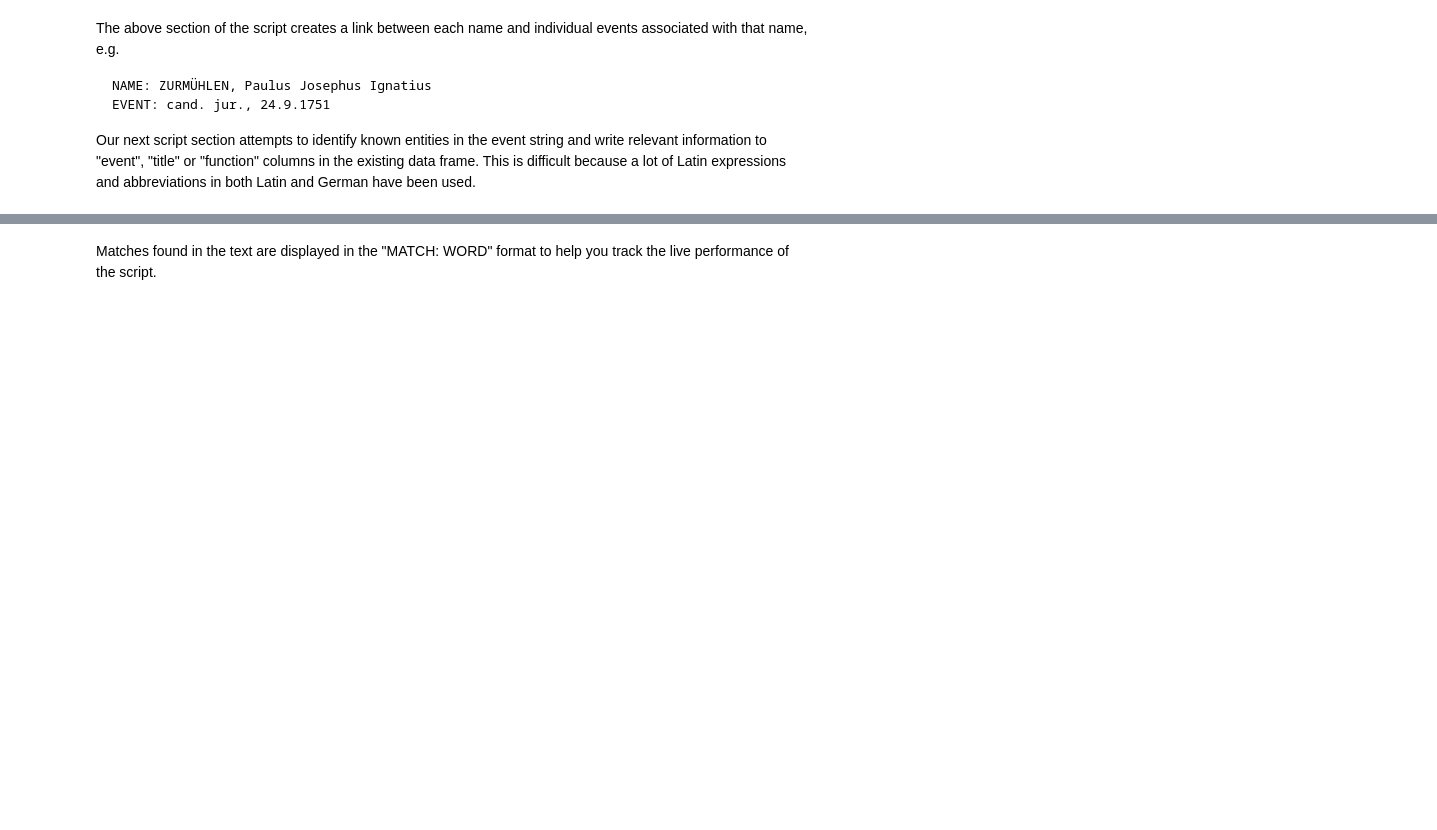
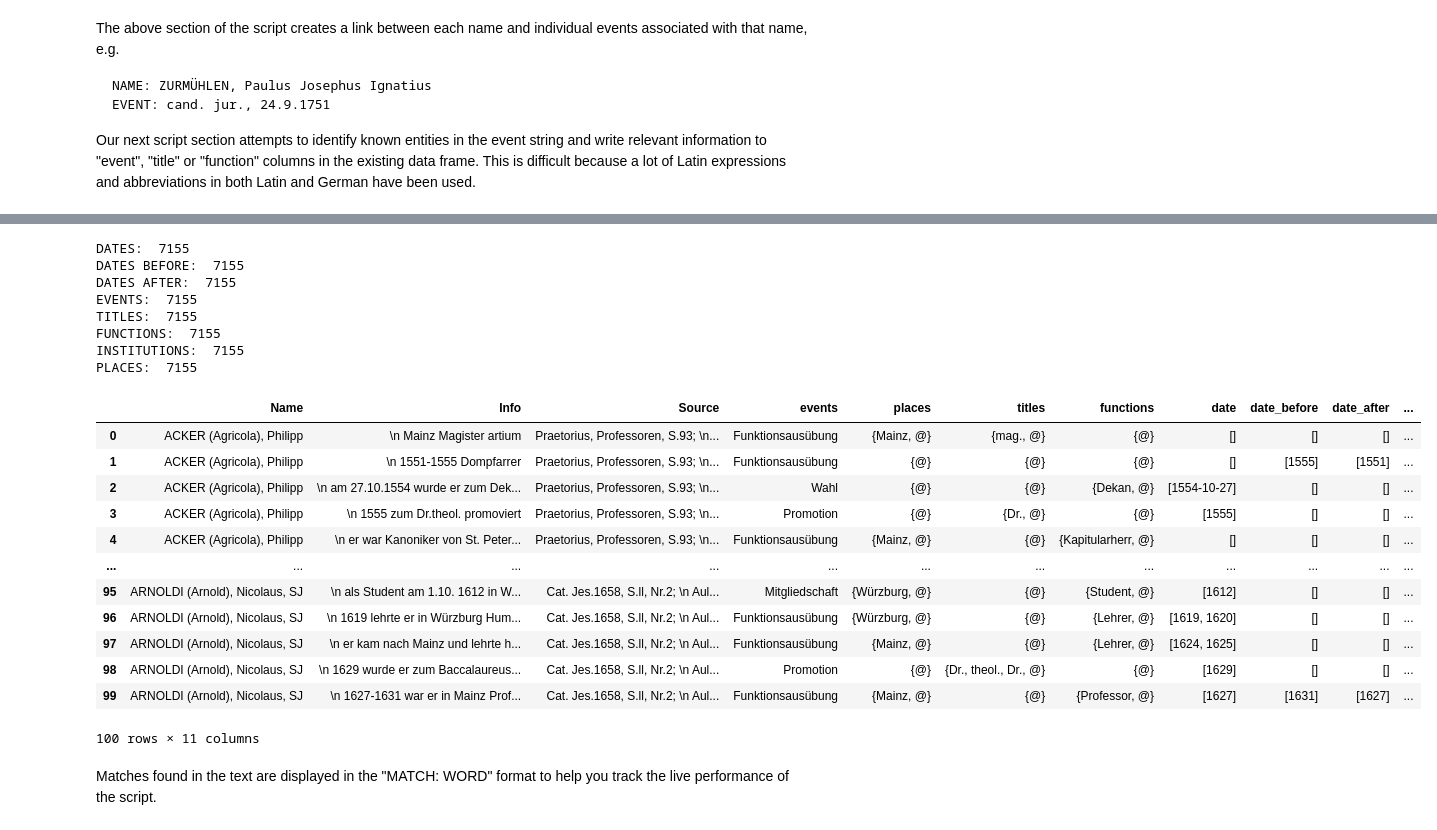
Before and after one commit to ieg-dhr/DigiKAR, a Jupyter notebook: JupyterNotebooks_DigiKAR/TransferPROFData.ipynb, the cells around one changed output, grey strips where cells are left out. Cells and saved outputs as stored; diff of their text form; code cells hidden in the pictures; blank space fills up the shorter version.

```diff
--- a/JupyterNotebooks_DigiKAR/TransferPROFData.ipynb
+++ b/JupyterNotebooks_DigiKAR/TransferPROFData.ipynb
@@ -33,9 +34,10 @@ The next step is to read the ontology files from either a directory or GITHUB. W
 # define files containing ontological mapping
 
 event_ontology='https://raw.githubusercontent.com/ieg-dhr/DigiKAR/main/OntologyFiles/event_ontology.csv'
-title_ontology='https://github.com/ieg-dhr/DigiKAR/blob/main/OntologyFiles/titles_ontology.csv?raw=true'
-function_ontology='https://github.com/ieg-dhr/DigiKAR/blob/main/OntologyFiles/functions_ontology.csv?raw=true'
+title_ontology='https://github.com/ieg-dhr/DigiKAR/blob/main/OntologyFiles/title_ontology.csv?raw=true'
+function_ontology='https://github.com/ieg-dhr/DigiKAR/blob/main/OntologyFiles/function_ontology.csv?raw=true'
 place_ontology='https://raw.githubusercontent.com/ieg-dhr/DigiKAR/main/OntologyFiles/place_ontology.csv'
+institution_ontology= 'https://raw.githubusercontent.com/ieg-dhr/DigiKAR/main/OntologyFiles/institution_ontology.csv'
 
 # open ontology files and read content to dataframes
 
@@ -44,16 +46,20 @@ data_e = pd.read_csv(event_ontology, sep=";")
 events_old=data_e['event_old'].values.tolist()
 
 # READ TITLES
-data_t = pd.read_csv(title_ontology, sep=";")
+data_t = pd.read_csv(title_ontology, sep=",")
 title_old=data_t['title_old'].values.tolist()
 
 # READ FUNCTIONS
-data_f = pd.read_csv(function_ontology, sep=";")
+data_f = pd.read_csv(function_ontology, sep=",")
 function_old=data_f['function_old'].values.tolist()
 
 # READ PLACES
 data_p = pd.read_csv(place_ontology, sep=";")
 places_old=data_p['place_old'].values.tolist()
+
+# READ INSTITUTIONS
+data_i = pd.read_csv(institution_ontology, sep=",")
+institution_old=data_i['institution_old'].values.tolist()
 # %% [markdown]
 Now we define and execute the function that reads information from a semi-structured TXT file with out OCR data to another data frame. The preliminary columns we assign are "name", "info" and "source". Then we split up the "info" into several individual events. For this process, we use the split() function in Python and several delimiters: #PERSON, #SOURCE and the semi-colon ";".
 # %%
@@ -238,3 +301,69 @@ writer.save() # Close the Pandas Excel writer and output the Excel file.
+# %%
+# check if all lists have equal lenghts
+
+print("DATES: ", len(date_list))
+print("DATES BEFORE: ", len(date_before_list))
+print("DATES AFTER: ", len(date_after_list))
+print("EVENTS: ", len(event_list))
+print("TITLES: ", len(title_list))
+print("FUNCTIONS: ", len(function_list))
+print("INSTITUTIONS: ", len(institution_list))
+print("PLACES: ", len(place_list))
+
+# add new data to existing data frame
+event_df["events"] = event_list
+event_df["places"] = place_list
+event_df["titles"] = title_list
+event_df["functions"] = function_list
+event_df["date"] = date_list
+event_df["date_before"] = date_before_list
+event_df["date_after"] = date_after_list
+event_df["institutions"] = institution_list
+
+
+try:
+  event_df["date"] = date_list # add flattened list: [item for sublist in date_list for item in sublist]
+except ValueError:
+  print(date_list)
+try:
+  event_df["date_after"] = date_after_list # add flattened list: [item for sublist in date_list for item in sublist]
+except ValueError:
+  print(date_after_list)
+try:
+  event_df["date_before"] = date_before_list # add flattened list: [item for sublist in date_list for item in sublist]
+except ValueError:
+  print(date_before_list)
+
+display(event_df[:100])
+
+# write all results to new EXCEL file
+
+workbook=directory+'Profs_OCR_factoid_with-dates-and-institutions.xlsx'
+writer = pd.ExcelWriter(workbook, engine='xlsxwriter') # create a Pandas Excel writer using XlsxWriter as the engine.
+event_df.to_excel(writer, sheet_name='OCR-to-factoid') # Convert the dataframe to an XlsxWriter Excel object.
+writer.save() # Close the Pandas Excel writer and output the Excel file.
+# %% [output]
+DATES:  7155
+DATES BEFORE:  7155
+DATES AFTER:  7155
+EVENTS:  7155
+TITLES:  7155
+FUNCTIONS:  7155
+INSTITUTIONS:  7155
+PLACES:  7155
+|  | Name | Info | Source | events | places | titles | functions | date | date_before | date_after | ... |
+| 0 | ACKER (Agricola), Philipp | \n Mainz Magister artium | Praetorius, Professoren, S.93; \n... | Funktionsausübung | {Mainz, @} | {mag., @} | {@} | [] | [] | [] | ... |
+| 1 | ACKER (Agricola), Philipp | \n 1551-1555 Dompfarrer | Praetorius, Professoren, S.93; \n... | Funktionsausübung | {@} | {@} | {@} | [] | [1555] | [1551] | ... |
+| 2 | ACKER (Agricola), Philipp | \n am 27.10.1554 wurde er zum Dek... | Praetorius, Professoren, S.93; \n... | Wahl | {@} | {@} | {Dekan, @} | [1554-10-27] | [] | [] | ... |
+| 3 | ACKER (Agricola), Philipp | \n 1555 zum Dr.theol. promoviert | Praetorius, Professoren, S.93; \n... | Promotion | {@} | {Dr., @} | {@} | [1555] | [] | [] | ... |
+| 4 | ACKER (Agricola), Philipp | \n er war Kanoniker von St. Peter... | Praetorius, Professoren, S.93; \n... | Funktionsausübung | {Mainz, @} | {@} | {Kapitularherr, @} | [] | [] | [] | ... |
+| ... | ... | ... | ... | ... | ... | ... | ... | ... | ... | ... | ... |
+| 95 | ARNOLDI (Arnold), Nicolaus, SJ | \n als Student am 1.10. 1612 in W... | Cat. Jes.1658, S.ll, Nr.2; \n Aul... | Mitgliedschaft | {Würzburg, @} | {@} | {Student, @} | [1612] | [] | [] | ... |
+| 96 | ARNOLDI (Arnold), Nicolaus, SJ | \n 1619 lehrte er in Würzburg Hum... | Cat. Jes.1658, S.ll, Nr.2; \n Aul... | Funktionsausübung | {Würzburg, @} | {@} | {Lehrer, @} | [1619, 1620] | [] | [] | ... |
+| 97 | ARNOLDI (Arnold), Nicolaus, SJ | \n er kam nach Mainz und lehrte h... | Cat. Jes.1658, S.ll, Nr.2; \n Aul... | Funktionsausübung | {Mainz, @} | {@} | {Lehrer, @} | [1624, 1625] | [] | [] | ... |
+| 98 | ARNOLDI (Arnold), Nicolaus, SJ | \n 1629 wurde er zum Baccalaureus... | Cat. Jes.1658, S.ll, Nr.2; \n Aul... | Promotion | {@} | {Dr., theol., Dr., @} | {@} | [1629] | [] | [] | ... |
+| 99 | ARNOLDI (Arnold), Nicolaus, SJ | \n 1627-1631 war er in Mainz Prof... | Cat. Jes.1658, S.ll, Nr.2; \n Aul... | Funktionsausübung | {Mainz, @} | {@} | {Professor, @} | [1627] | [1631] | [1627] | ... |
+100 rows × 11 columns
 # %% [markdown]
 Matches found in the text are displayed in the "MATCH: WORD" format to help you track the live performance of the script.
 # %% [markdown]
```
Also changed, not shown: parts of 3 cells of this notebook.
